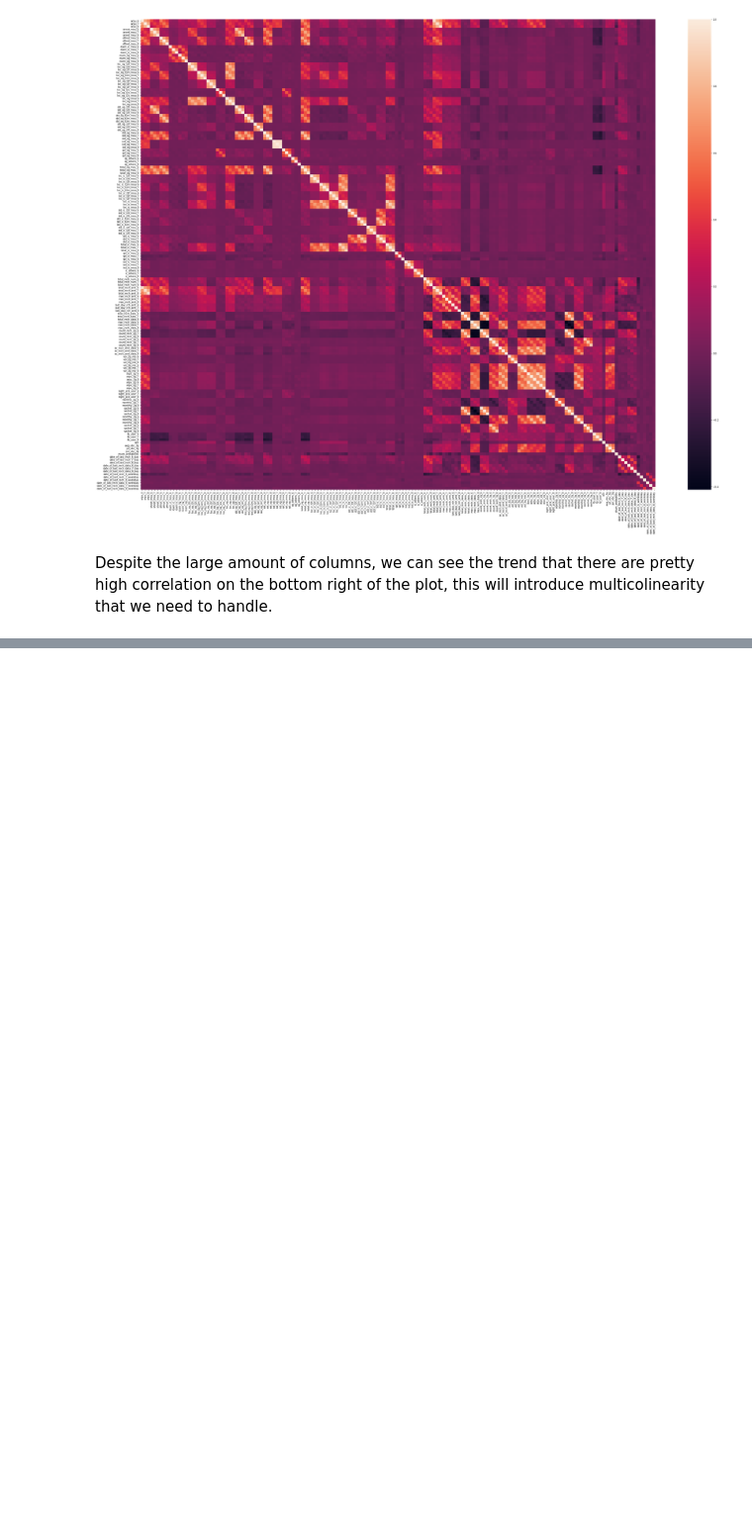
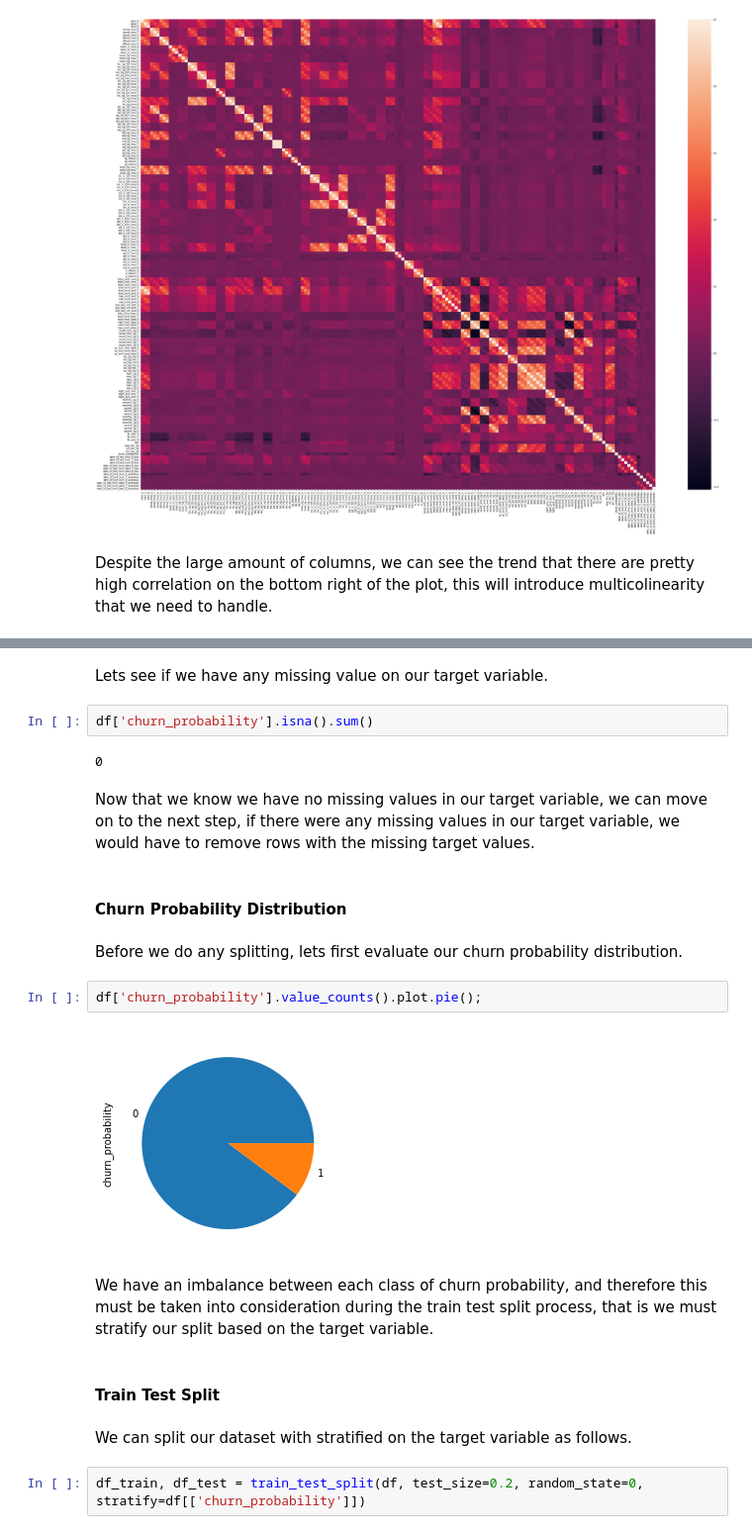
Before and after one commit to hendrauzia/ljmu-tccs, a Jupyter notebook: code/Telecom Churn Case Study.ipynb, the cells around one changed output, grey strips where cells are left out. Shown at 99% size. Cells and saved outputs as stored; diff of their text form; blank space fills up the shorter version.

Commit message:
Add train test split.

```diff
--- a/code/Telecom Churn Case Study.ipynb
+++ b/code/Telecom Churn Case Study.ipynb
@@ -382,0 +398,24 @@ Despite the large amount of columns, we can see the trend that there are pretty
+# %% [markdown]
+Lets see if we have any missing value on our target variable.
+# %%
+df['churn_probability'].isna().sum()
+# %% [output]
+0
+# %% [markdown]
+Now that we know we have no missing values in our target variable, we can move on to the next step, if there were any missing values in our target variable, we would have to remove rows with the missing target values.
+# %% [markdown]
+#### Churn Probability Distribution
+# %% [markdown]
+Before we do any splitting, lets first evaluate our churn probability distribution.
+# %%
+df['churn_probability'].value_counts().plot.pie();
+# %% [output]
+[figure, added]
+# %% [markdown]
+We have an imbalance between each class of churn probability, and therefore this must be taken into consideration during the train test split process, that is we must stratify our split based on the target variable.
+# %% [markdown]
+#### Train Test Split
+# %% [markdown]
+We can split our dataset with stratified on the target variable as follows.
+# %%
+df_train, df_test = train_test_split(df, test_size=0.2, random_state=0, stratify=df[['churn_probability']])
```
Also changed, not shown: parts of 7 cells of this notebook, 1 other file.
